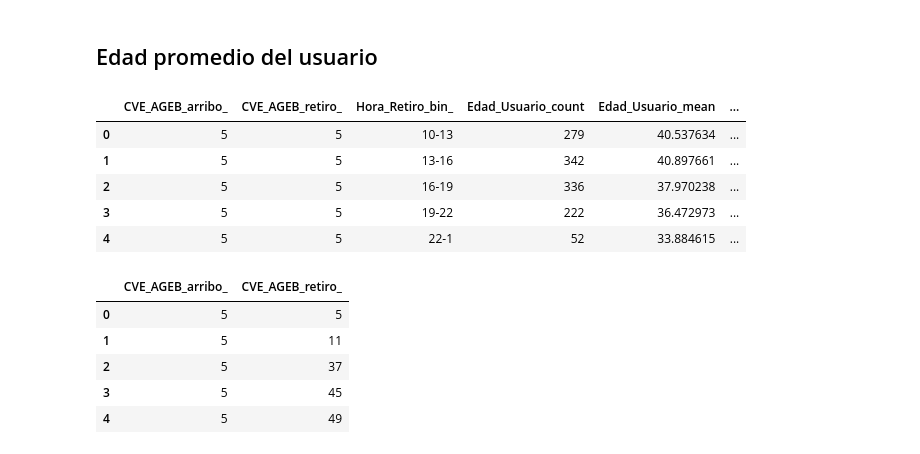
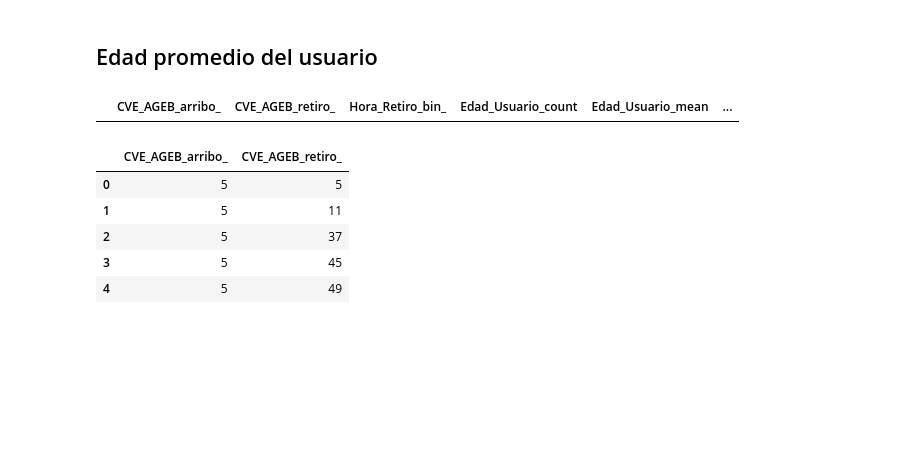
Before and after one commit to paupradel/ecobici_viz, a Jupyter notebook: graphs_build/ecobici_testing.ipynb, the cells around one changed output. Cells and saved outputs as stored; diff of their text form; code cells hidden in the pictures; blank space fills up the shorter version.

```diff
--- a/graphs_build/ecobici_testing.ipynb
+++ b/graphs_build/ecobici_testing.ipynb
@@ -279,15 +293,10 @@ fig_sankey.show()
 ## Edad promedio del usuario
 # %%
 dfbn = pd.read_csv('/home/pradel/Desktop/ecobici_viz/data/production_data/viajes_ecobici.csv')
-# %%
-dfbn.head()
-# %% [output]
-|  | CVE_AGEB_arribo_ | CVE_AGEB_retiro_ | Hora_Retiro_bin_ | Edad_Usuario_count | Edad_Usuario_mean | ... |
-| 0 | 5 | 5 | 10-13 | 279 | 40.537634 | ... |
-| 1 | 5 | 5 | 13-16 | 342 | 40.897661 | ... |
-| 2 | 5 | 5 | 16-19 | 336 | 37.970238 | ... |
-| 3 | 5 | 5 | 19-22 | 222 | 36.472973 | ... |
-| 4 | 5 | 5 | 22-1 | 52 | 33.884615 | ... |
+# %%
+dfbn[dfbn['CVE_AGEB_arribo_']==118]
+# %% [output]
+|  | CVE_AGEB_arribo_ | CVE_AGEB_retiro_ | Hora_Retiro_bin_ | Edad_Usuario_count | Edad_Usuario_mean | ... |
 # %%
 viajes_ecobici = dfbn[['CVE_AGEB_arribo_', 'CVE_AGEB_retiro_']].drop_duplicates(subset=['CVE_AGEB_arribo_', 'CVE_AGEB_retiro_']).reset_index(drop=True)
 viajes_ecobici.head()
```
Also changed, not shown: parts of 14 cells of this notebook, 1 other file.
